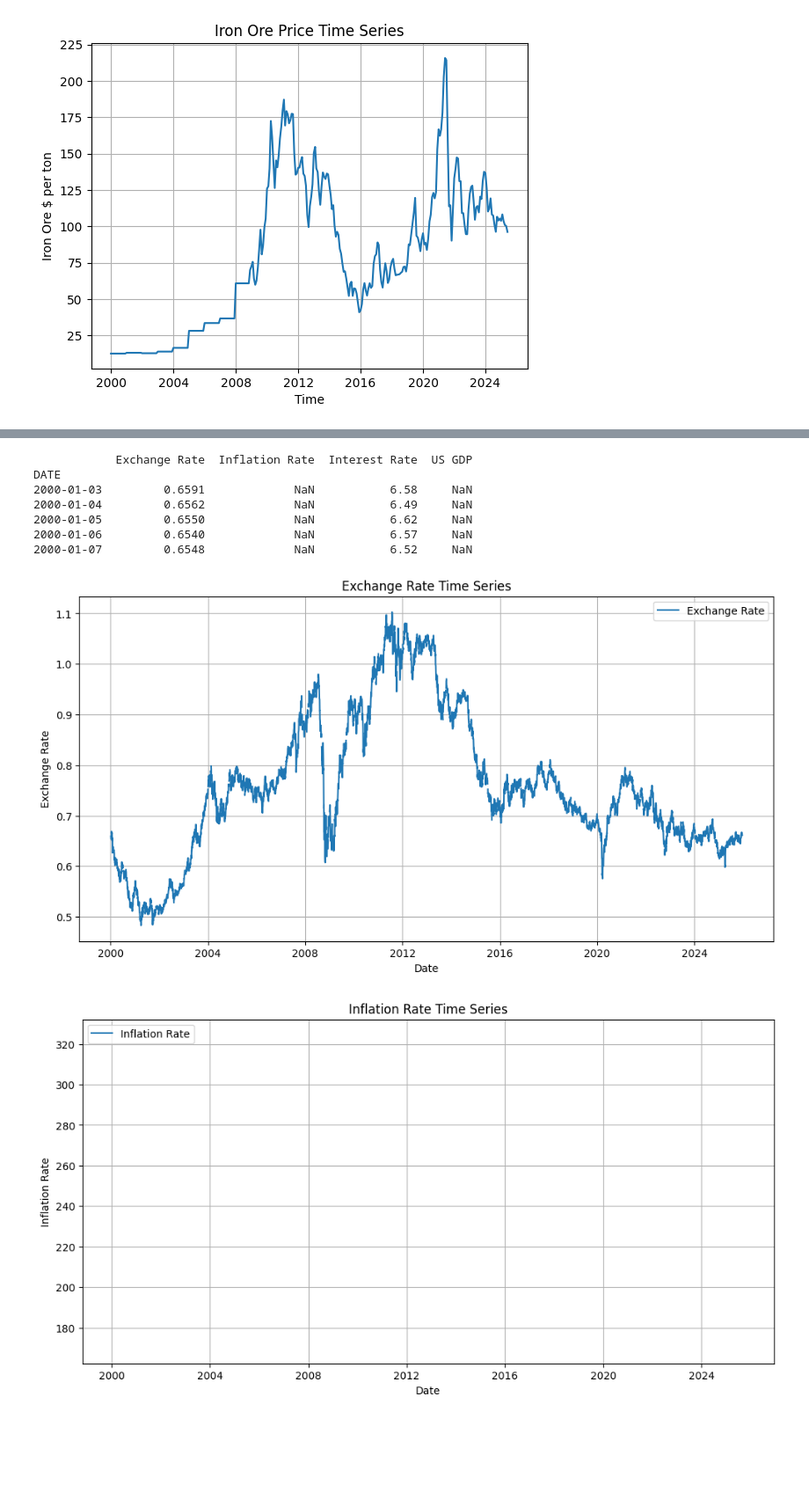
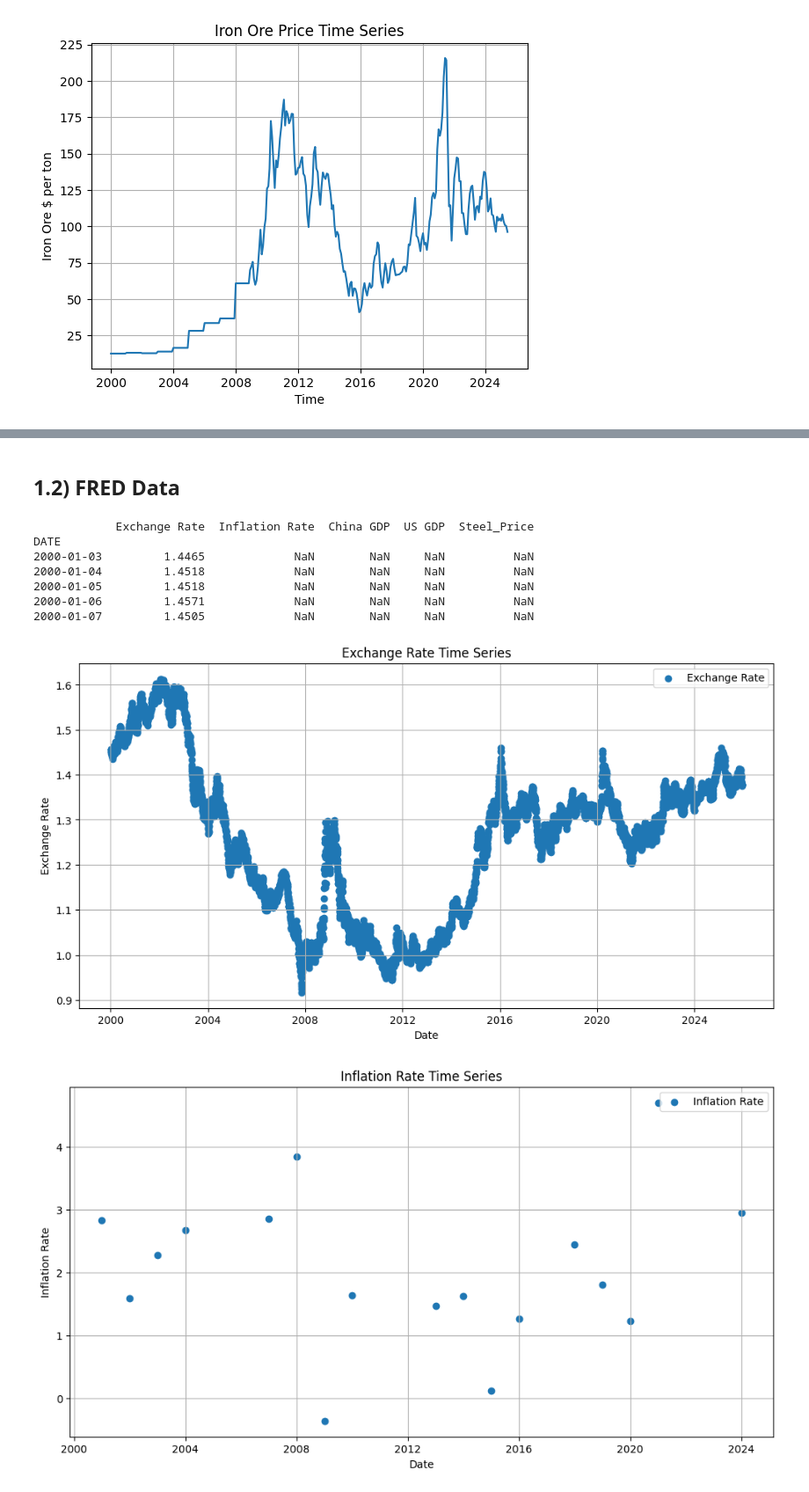
Before and after one commit to jjoseph-anderson/Commodities_Project, a Jupyter notebook: Research.ipynb, the cells around one changed output, grey strips where cells are left out. Shown: that part at 88% size. Drawn from its saved outputs; the diff is of its cells as text; code cells hidden in the pictures; blank space fills up the shorter version.

Commit message:
load data with yfinance and FRED

```diff
--- a/Research.ipynb
+++ b/Research.ipynb
@@ -35,11 +37,9 @@ end = datetime.today().strftime("%Y-%m-%d")
 # Tickers dictionary
 tickers = {
     "Gold_Price": "GC=F",
-    "USD_Index": "DX-Y.NYB",
     "Oil_Price_WTI": "CL=F",
     "Interest_Rate_10Y": "^TNX",
     "DowJones": "^DJI",
-    "Steel_Price_Proxy": "SLX",
     "Aluminum_Price": "ALI=F",
     "IronOre_Price": "TIO=F"
 }
@@ -53,11 +53,11 @@ raw_df = yf.download(
 )['Open']
 
 # Correctly map columns
-df = raw_df.copy()
-df.columns = [list(tickers.keys())[list(tickers.values()).index(c)] for c in raw_df.columns]
+df_yf = raw_df.copy()
+df_yf.columns = [list(tickers.keys())[list(tickers.values()).index(c)] for c in raw_df.columns]
 
 # Plot each time series on a separate plot
-for col in df.columns:
+for col in df_yf.columns:
     plt.figure(figsize=(12, 6))
     plt.plot(df.index, df[col], label=col)
     plt.title(f'{col} Time Series')
@@ -100,6 +96,8 @@ IronOre_Price       2010-10-14
 DowJones            2000-01-03
 Interest_Rate_10Y   2000-01-03
 dtype: datetime64[ns]
+# %% [markdown]
+## 1.2) FRED Data
 # %%
 import pandas_datareader.data as web
 from datetime import datetime
@@ -110,10 +108,11 @@ end = datetime.today()
 
 # FRED series mapping for the indicators you listed
 fred_series = {
-    "Exchange Rate": "DEXUSAL",          # US Dollar to Australian Dollar (example, adjust if needed)
-    "Inflation Rate": "CPIAUCSL",        # CPI for All Urban Consumers (example for US inflation)
-    "Interest Rate": "DGS10",            # 10-Year Treasury Constant Maturity Rate
-    "US GDP": "GDP",                      # US Gross Domestic Product
+    "Exchange Rate": "DEXCAUS",          # US Dollar to Canadian Dollar
+    "Inflation Rate": "FPCPITOTLZGUSA",        # CPI for All Urban Consumers (example for US inflation)
+    "China GDP": "MKTGDPCNA646NWDB",            # China GDP
+    "US GDP": "GDPC1",# US Gross Domestic Product
+    "Steel_Price" : "WPU1012"
 }
 
 # Download data from FRED
@@ -125,24 +124,24 @@ for name, code in fred_series.items():
 # Show first few rows
 print(df_fred.head())
 # %% [output]
-            Exchange Rate  Inflation Rate  Interest Rate  US GDP
+            Exchange Rate  Inflation Rate  China GDP  US GDP  Steel_Price
 DATE
-2000-01-03         0.6591             NaN           6.58     NaN
-2000-01-04         0.6562             NaN           6.49     NaN
-2000-01-05         0.6550             NaN           6.62     NaN
-2000-01-06         0.6540             NaN           6.57     NaN
-2000-01-07         0.6548             NaN           6.52     NaN
+2000-01-03         1.4465             NaN        NaN     NaN          NaN
+2000-01-04         1.4518             NaN        NaN     NaN          NaN
+2000-01-05         1.4518             NaN        NaN     NaN          NaN
+2000-01-06         1.4571             NaN        NaN     NaN          NaN
+2000-01-07         1.4505             NaN        NaN     NaN          NaN
 # %%
 # Plot each series on a separate figure
 for col in df_fred.columns:
     plt.figure(figsize=(12, 6))
-    plt.plot(df_fred.index, df_fred[col], label=col)
+    plt.scatter(df_fred.index, df_fred[col], label=col)
     plt.title(f'{col} Time Series')
     plt.xlabel('Date')
     plt.ylabel(col)
     plt.legend()
     plt.grid(True)
     plt.show()
 # %% [output]
-[figure, old version]
+[figure, new version]
-[figure, old version]
+[figure, new version]
```
Also changed, not shown: parts of 8 cells of this notebook.
